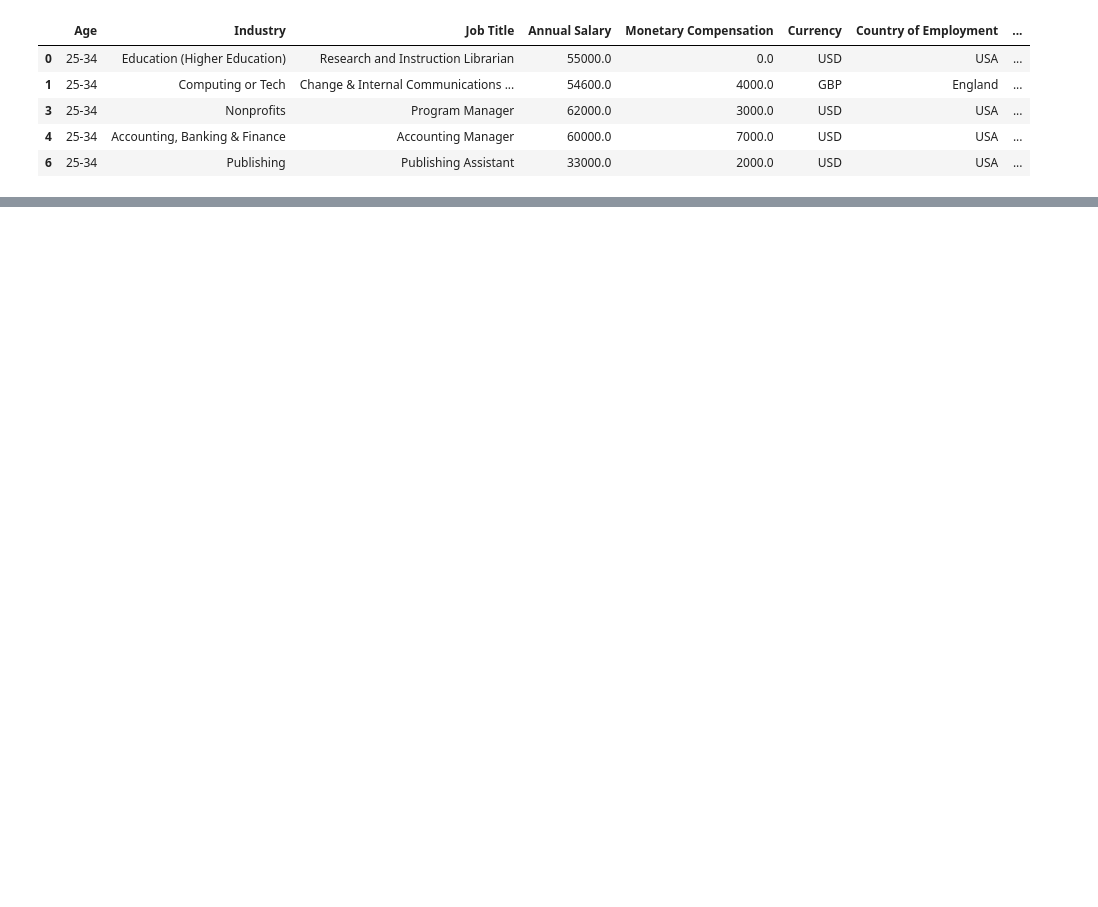
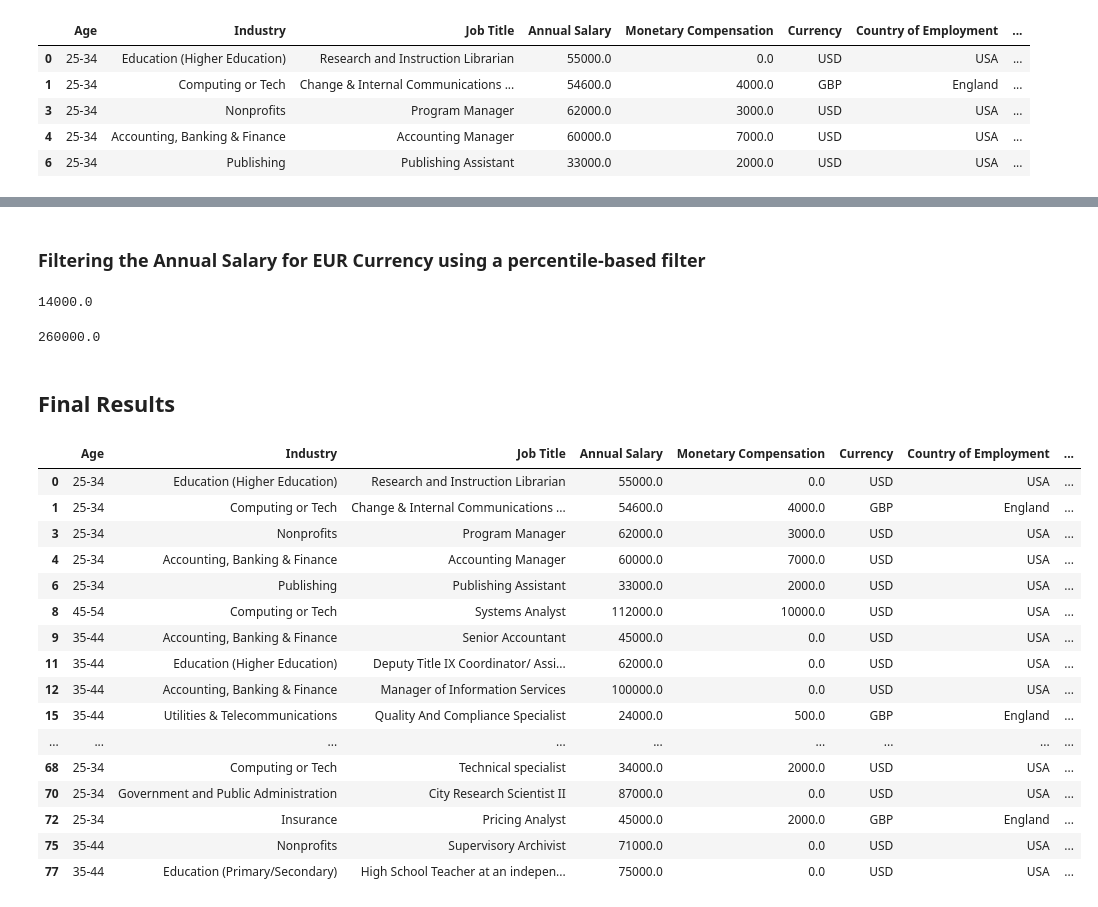
Before and after one commit to shaecodes/Ask-A-Manager, a Jupyter notebook: Ask a Manager Survey 2021.ipynb, the cells around one changed output, grey strips where cells are left out. Drawn from its saved outputs; the diff is of its cells as text; code cells hidden in the pictures; blank space fills up the shorter version.

```diff
--- a/Ask a Manager Survey 2021.ipynb
+++ b/Ask a Manager Survey 2021.ipynb
@@ -608,3 +615,5 @@ df.head()
 | 4 | 25-34 | Accounting, Banking & Finance | Accounting Manager | 60000.0 | 7000.0 | USD | USA | ... |
 | 6 | 25-34 | Publishing | Publishing Assistant | 33000.0 | 2000.0 | USD | USA | ... |
 # %%
+index_names = df[df['Annual Salary'] == 0].index
+df.drop(index_names, inplace=True)
@@ -624,0 +668,2 @@ df.head()
+# %% [markdown]
+### Filtering the Annual Salary for EUR Currency using a percentile-based filter
@@ -624,0 +676,30 @@ df.head()
+# %%
+df_filtered_euro["Annual Salary"].min()
+# %% [output]
+14000.0
+# %%
+df_filtered_euro["Annual Salary"].max()
+# %% [output]
+260000.0
+# %% [markdown]
+## Final Results
+# %%
+df.head(50)
+# %% [output]
+|  | Age | Industry | Job Title | Annual Salary | Monetary Compensation | Currency | Country of Employment | ... |
+| 0 | 25-34 | Education (Higher Education) | Research and Instruction Librarian | 55000.0 | 0.0 | USD | USA | ... |
+| 1 | 25-34 | Computing or Tech | Change & Internal Communications ... | 54600.0 | 4000.0 | GBP | England | ... |
+| 3 | 25-34 | Nonprofits | Program Manager | 62000.0 | 3000.0 | USD | USA | ... |
+| 4 | 25-34 | Accounting, Banking & Finance | Accounting Manager | 60000.0 | 7000.0 | USD | USA | ... |
+| 6 | 25-34 | Publishing | Publishing Assistant | 33000.0 | 2000.0 | USD | USA | ... |
+| 8 | 45-54 | Computing or Tech | Systems Analyst | 112000.0 | 10000.0 | USD | USA | ... |
+| 9 | 35-44 | Accounting, Banking & Finance | Senior Accountant | 45000.0 | 0.0 | USD | USA | ... |
+| 11 | 35-44 | Education (Higher Education) | Deputy Title IX Coordinator/ Assi... | 62000.0 | 0.0 | USD | USA | ... |
+| 12 | 35-44 | Accounting, Banking & Finance | Manager of Information Services | 100000.0 | 0.0 | USD | USA | ... |
+| 15 | 35-44 | Utilities & Telecommunications | Quality And Compliance Specialist | 24000.0 | 500.0 | GBP | England | ... |
+| ... | ... | ... | ... | ... | ... | ... | ... | ... |
+| 68 | 25-34 | Computing or Tech | Technical specialist | 34000.0 | 2000.0 | USD | USA | ... |
+| 70 | 25-34 | Government and Public Administration | City Research Scientist II | 87000.0 | 0.0 | USD | USA | ... |
+| 72 | 25-34 | Insurance | Pricing Analyst | 45000.0 | 2000.0 | GBP | England | ... |
+| 75 | 35-44 | Nonprofits | Supervisory Archivist | 71000.0 | 0.0 | USD | USA | ... |
+| 77 | 35-44 | Education (Primary/Secondary) | High School Teacher at an indepen... | 75000.0 | 0.0 | USD | USA | ... |
```
Also changed, not shown: parts of 21 cells of this notebook, 1 other file.
